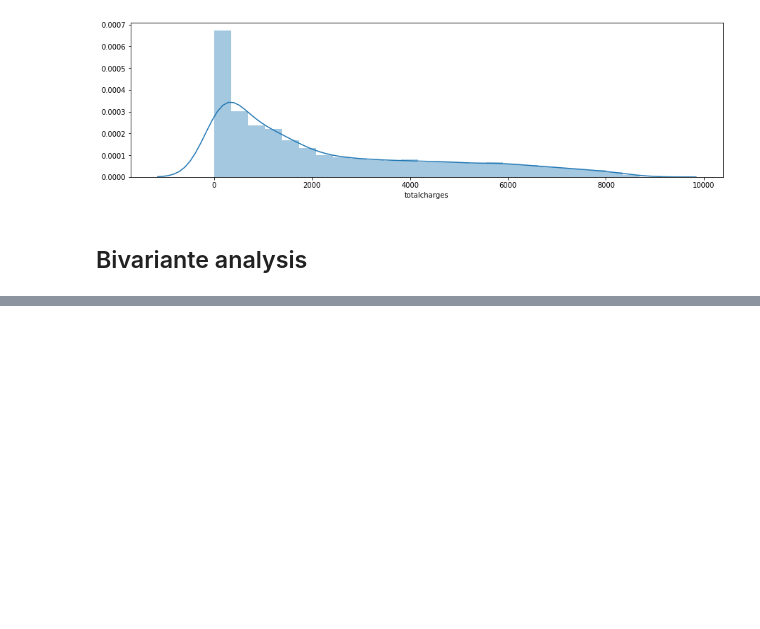
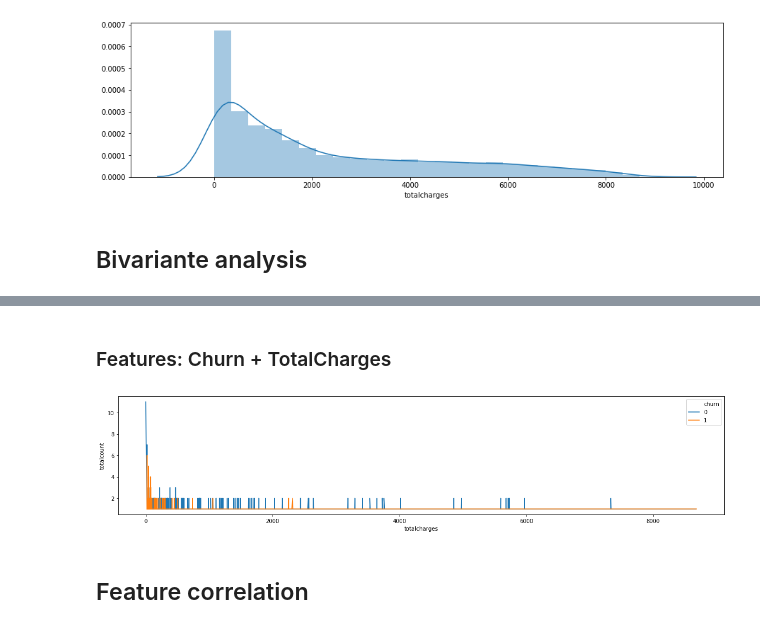
Before and after one commit to shambekela/Churn-Prediction, a Jupyter notebook: Churn-Prediction.ipynb, the cells around one changed output, grey strips where cells are left out. Saved outputs shown, nothing was run; the diff lists cells and outputs as text; code cells hidden in the pictures; blank space fills up the shorter version.

```diff
--- a/Churn-Prediction.ipynb
+++ b/Churn-Prediction.ipynb
@@ -466,0 +486,12 @@ fig = plt.figure(figsize=(15,  1))
+# %% [markdown]
+### Features: Churn + TotalCharges
+# %%
+### Features: Churn + MonthlyCharges
+df_charges = df_bin.groupby(['churn', 'totalcharges']).agg({'totalcharges': 'count'}).rename(columns={'totalcharges': 'totalcount'}).reset_index()
+fig = plt.figure(figsize=(20, 4))
+sns.lineplot(y='totalcount', x='totalcharges', hue='churn', data=df_charges)
+plt.show()
+# %% [output]
+[figure, added]
+# %% [markdown]
+## Feature correlation
```
Also changed, not shown: parts of 8 cells of this notebook.
